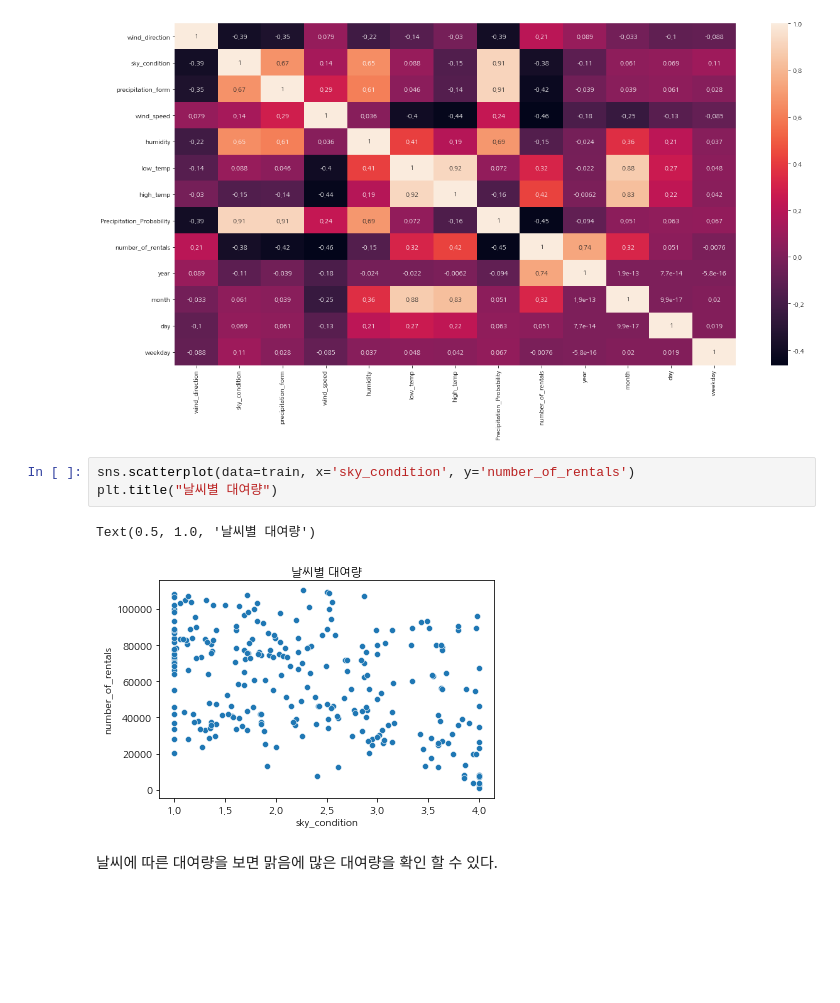
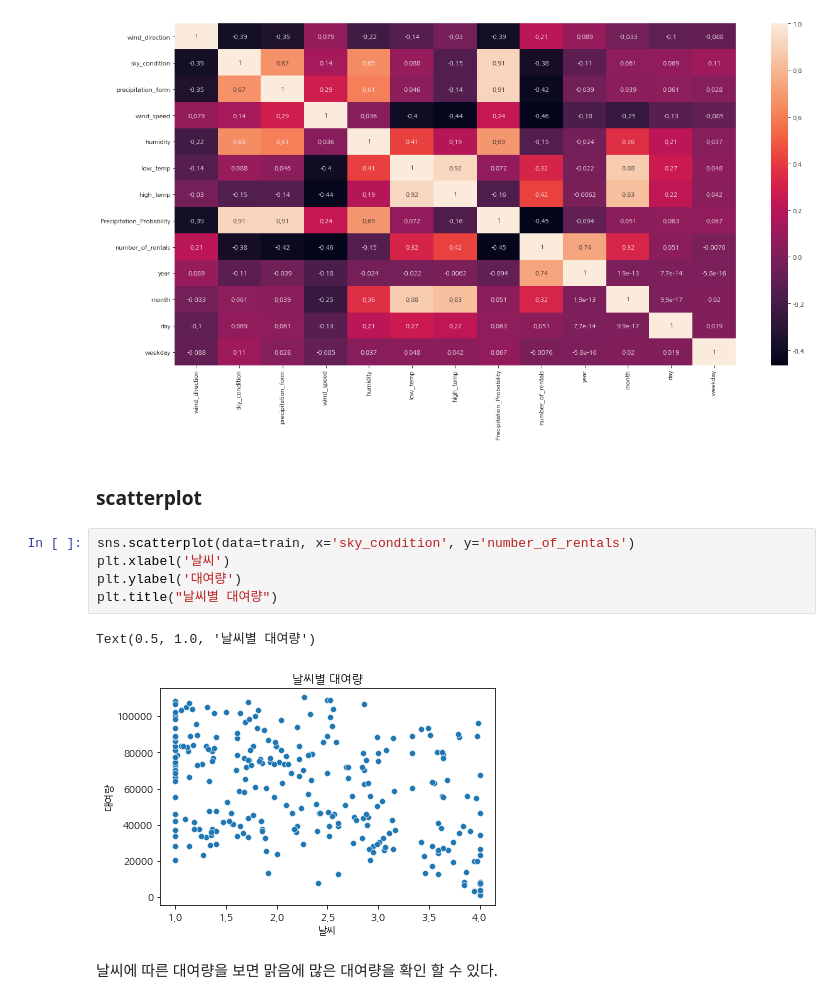
Before and after one commit to choiuikang/contest, a Jupyter notebook: dacon/Untitled.ipynb, the cells around one changed output. Drawn from its saved outputs; the diff is of its cells as text; blank space fills up the shorter version.

```diff
--- a/dacon/Untitled.ipynb
+++ b/dacon/Untitled.ipynb
@@ -160,12 +177,16 @@ sns.heatmap(train.corr(), annot = True)
 # %% [output]
 <AxesSubplot:>
 [figure]
+# %% [markdown]
+### scatterplot
 # %%
 sns.scatterplot(data=train, x='sky_condition', y='number_of_rentals')
+plt.xlabel('날씨')
+plt.ylabel('대여량')
 plt.title("날씨별 대여량")
 # %% [output]
 Text(0.5, 1.0, '날씨별 대여량')
-[figure, old version]
+[figure, new version]
 # %% [markdown]
 날씨에 따른 대여량을 보면 맑음에 많은 대여량을 확인 할 수 있다.
 # %%
```
Also changed, not shown: parts of 19 cells of this notebook.
